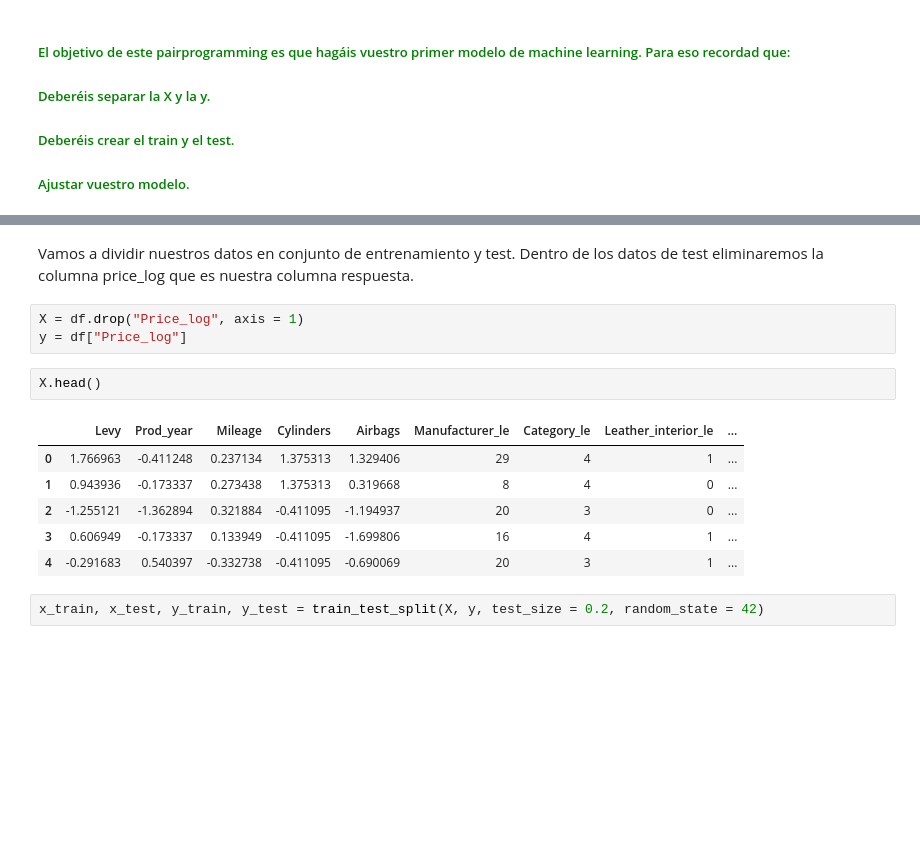
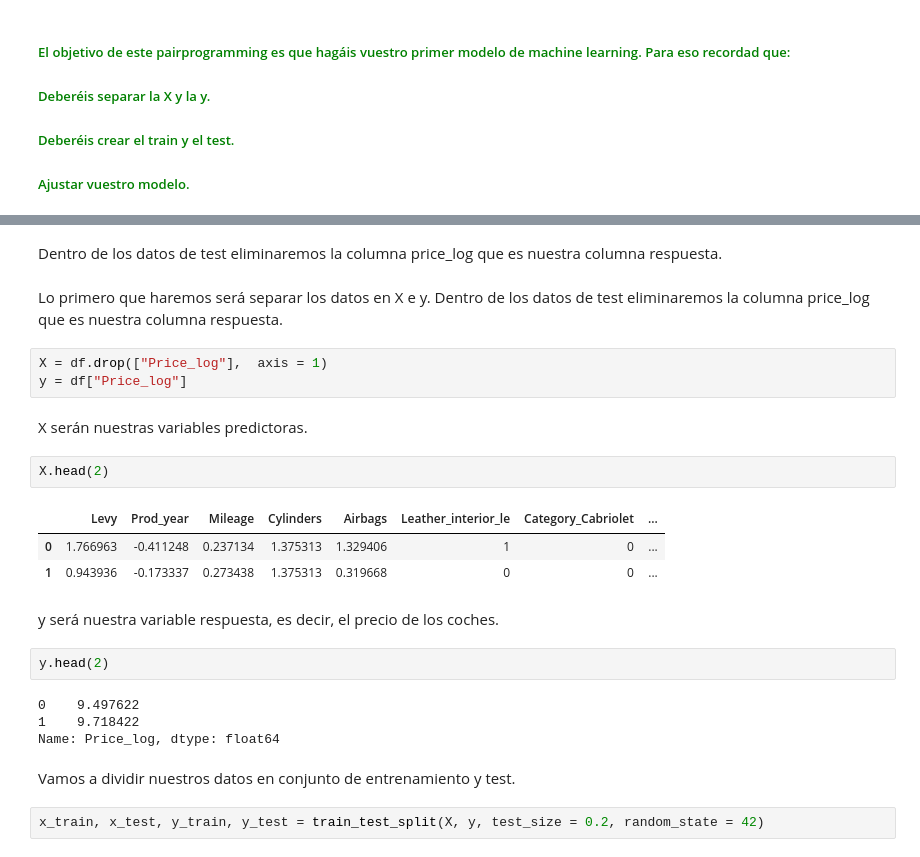
Before and after one commit to Adalab/DA-PROMO-B-MODULO-3-SPRINT-1-ANAIS-ARIANA, a Jupyter notebook: regresion_lineal/RegresiónLineal9.ipynb, the cells around one changed output, grey strips where cells are left out. Cells and saved outputs as stored; diff of their text form; blank space fills up the shorter version.

```diff
--- a/regresion_lineal/RegresiónLineal9.ipynb
+++ b/regresion_lineal/RegresiónLineal9.ipynb
@@ -60,18 +77,29 @@ Color_le               0
 dtype: int64
 # %% [markdown]
-Vamos a dividir nuestros datos en conjunto de entrenamiento y test. Dentro de los datos de test eliminaremos la columna price_log que es nuestra columna respuesta.
+Dentro de los datos de test eliminaremos la columna price_log que es nuestra columna respuesta.
+# %% [markdown]
+Lo primero que haremos será separar los datos en X e y. Dentro de los datos de test eliminaremos la columna price_log que es nuestra columna respuesta.
 # %%
-X = df.drop("Price_log", axis = 1)
+X = df.drop(["Price_log"],  axis = 1)
 y = df["Price_log"]
+# %% [markdown]
+X serán nuestras variables predictoras.
 # %%
-X.head()
+X.head(2)
 # %% [output]
-|  | Levy | Prod_year | Mileage | Cylinders | Airbags | Manufacturer_le | Category_le | Leather_interior_le | ... |
-| 0 | 1.766963 | -0.411248 | 0.237134 | 1.375313 | 1.329406 | 29 | 4 | 1 | ... |
-| 1 | 0.943936 | -0.173337 | 0.273438 | 1.375313 | 0.319668 | 8 | 4 | 0 | ... |
-| 2 | -1.255121 | -1.362894 | 0.321884 | -0.411095 | -1.194937 | 20 | 3 | 0 | ... |
-| 3 | 0.606949 | -0.173337 | 0.133949 | -0.411095 | -1.699806 | 16 | 4 | 1 | ... |
-| 4 | -0.291683 | 0.540397 | -0.332738 | -0.411095 | -0.690069 | 20 | 3 | 1 | ... |
+|  | Levy | Prod_year | Mileage | Cylinders | Airbags | Leather_interior_le | Category_Cabriolet | ... |
+| 0 | 1.766963 | -0.411248 | 0.237134 | 1.375313 | 1.329406 | 1 | 0 | ... |
+| 1 | 0.943936 | -0.173337 | 0.273438 | 1.375313 | 0.319668 | 0 | 0 | ... |
+# %% [markdown]
+y será nuestra variable respuesta, es decir, el precio de los coches.
+# %%
+y.head(2)
+# %% [output]
+0    9.497622
+1    9.718422
+Name: Price_log, dtype: float64
+# %% [markdown]
+Vamos a dividir nuestros datos en conjunto de entrenamiento y test.
 # %%
 x_train, x_test, y_train, y_test = train_test_split(X, y, test_size = 0.2, random_state = 42)
 # %%
```
Also changed, not shown: parts of 29 cells of this notebook, 20 other files.
